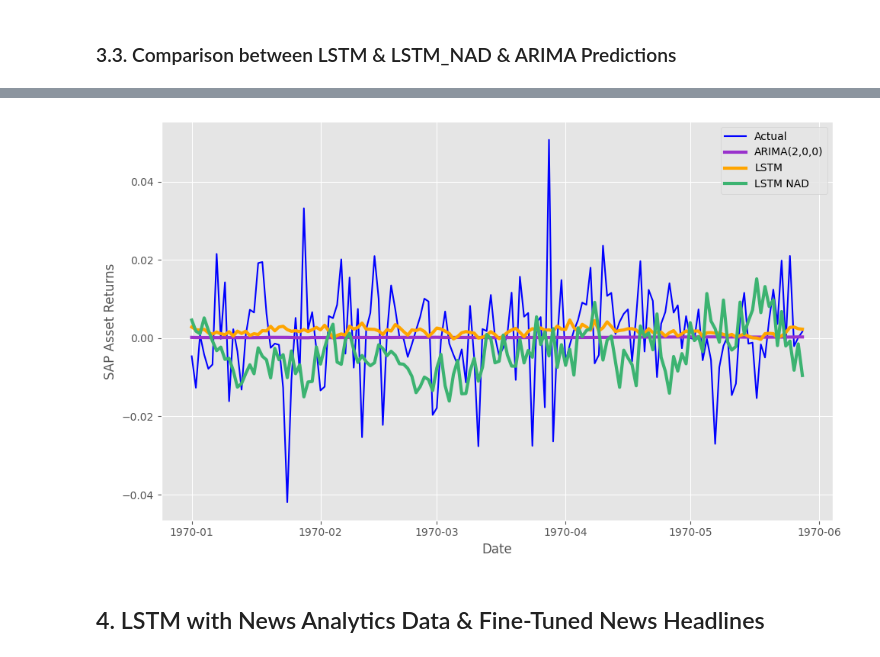
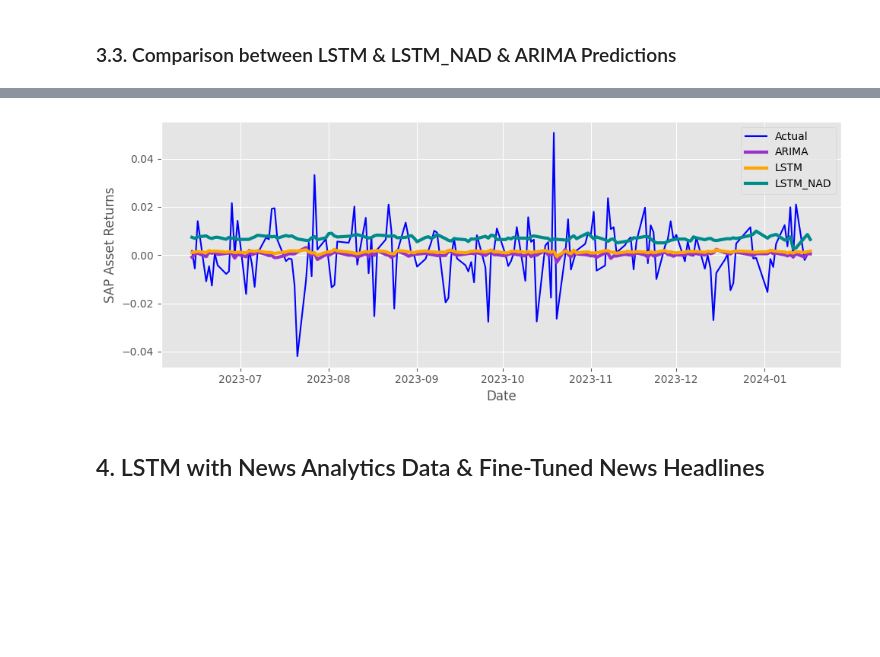
Before and after one commit to cem-akkus/Master, a Jupyter notebook: AssetReturnPrediction.ipynb, the cells around one changed output, grey strips where cells are left out. Cells and saved outputs as stored; diff of their text form; code cells hidden in the pictures; blank space fills up the shorter version.

Commit message:
clean code until lstm_nhe section

```diff
--- a/AssetReturnPrediction.ipynb
+++ b/AssetReturnPrediction.ipynb
@@ -966,17 +942,19 @@ for company_name, X_train in X_train_dict.items():#reversed_X_train_dict.items()
 results_comp = {}
 
 for company in data_dict.keys():
-    # Determine the minimum length for comparison across LSTM predictions
-    min_comp = len(results_lstm_nad[company]['Predictions'])
+    # Determine the minimum length for comparison across LSTM and ARIMA predictions
+    min_comp = min(len(results_lstm[company]['Predictions']), len(results_arima[company]['Predictions']))
 
-    # Extract the relevant portions of LSTM predictions
+    # Extract the relevant portions of predictions
+    pred_lstm = pd.Series(results_lstm[company]['Predictions'][-min_comp:], index=data_dict[company]['1d_return'].iloc[-min_comp:].index)
+    pred_arima = pd.Series(results_arima[company]['Predictions'][-min_comp:], index=data_dict[company]['1d_return'].iloc[-min_comp:].index)
     pred_lstm_nad = pd.Series(results_lstm_nad[company]['Predictions'][-min_comp:], index=data_dict[company]['1d_return'].iloc[-min_comp:].index)
 
     # Assuming Y_test_dict is similarly structured to data_dict and results dicts
     actual = pd.Series(Y_test_dict[company][-min_comp:], index=data_dict[company]['1d_return'].iloc[-min_comp:].index)
 
-    # Concatenate actual values and predictions for LSTM into one DataFrame
-    predictions = pd.concat([actual, pred_lstm_nad], axis=1, keys=['actual', 'pred_lstm_nad'])
+    # Concatenate actual values and predictions for LSTM and ARIMA into one DataFrame
+    predictions = pd.concat([actual, pred_lstm, pred_arima, pred_lstm_nad], axis=1, keys=['actual', 'pred_lstm', 'pred_arima', 'pred_lstm_nad'])
 
     # Store the combined DataFrame in the results_comp dictionary
     results_comp[company] = predictions
@@ -1214,28 +1250,28 @@ plt.show()
 # %%
-# Assuming results_comp['SAP_DE'] has a DateTimeIndex or the date information can be extracted
+# Ensure the index is in DateTime format
+if not isinstance(results_comp['SAP_DE'].index, pd.DatetimeIndex):
+    results_comp['SAP_DE'].index = pd.to_datetime(results_comp['SAP_DE'].index)
+
 dates = results_comp['SAP_DE'].index  # Extract the dates corresponding to your data
 
-#plot - sap asset return predictions
-plt.figure(figsize=(10, 6))  # Optional: Adjust figure size as needed
+# Plot - SAP asset return predictions
+plt.figure(figsize=(10, 4))  # Optional: Adjust figure size as needed
 plt.plot(dates, results_comp['SAP_DE']['actual'], color='blue', label='Actual')
-plt.plot(dates, results_comp['SAP_DE']['pred_arima'], color='darkorchid', label='ARIMA(2,0,0)', linewidth=3)
+plt.plot(dates, results_comp['SAP_DE']['pred_arima'], color='darkorchid', label='ARIMA', linewidth=3)
 plt.plot(dates, results_comp['SAP_DE']['pred_lstm'], color='orange', label='LSTM', linewidth=3)
-plt.plot(dates, results_comp['SAP_DE']['pred_lstm_nad'], color='mediumseagreen', label='LSTM NAD', linewidth=3)
-#plt.plot(dates, results_comp['SAP_DE']['pred_lstm_nad'], color='lightgreen', label='LSTM NAD', linewidth=3)
+plt.plot(dates, results_comp['SAP_DE']['pred_lstm_nad'], color='darkcyan', label='LSTM_NAD', linewidth=3)
 
 # Set major ticks format
 plt.gca().xaxis.set_major_locator(mdates.MonthLocator())  # Show one label per month
 plt.gca().xaxis.set_major_formatter(mdates.DateFormatter('%Y-%m'))  # Format as Year-Month
-#plt.gcf().autofmt_xdate()  # Auto-format date labels for better readability
 
 plt.xlabel('Date')
 plt.ylabel('SAP Asset Returns')
 plt.legend()
 plt.tight_layout()
-
 plt.show()
 # %% [output]
-[figure, old version]
+[figure, new version]
 # %% [markdown]
 ## 4. LSTM with News Analytics Data & Fine-Tuned News Headlines
 # %% [markdown]
```
Also changed, not shown: parts of 10 cells of this notebook.
